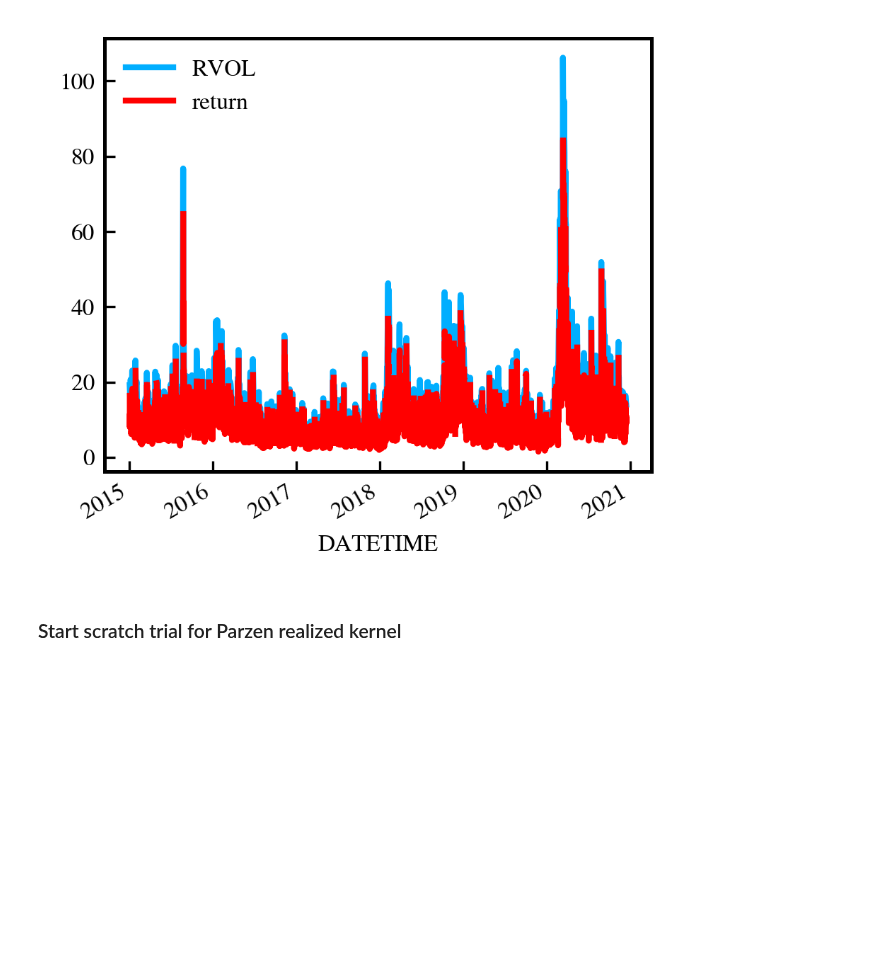
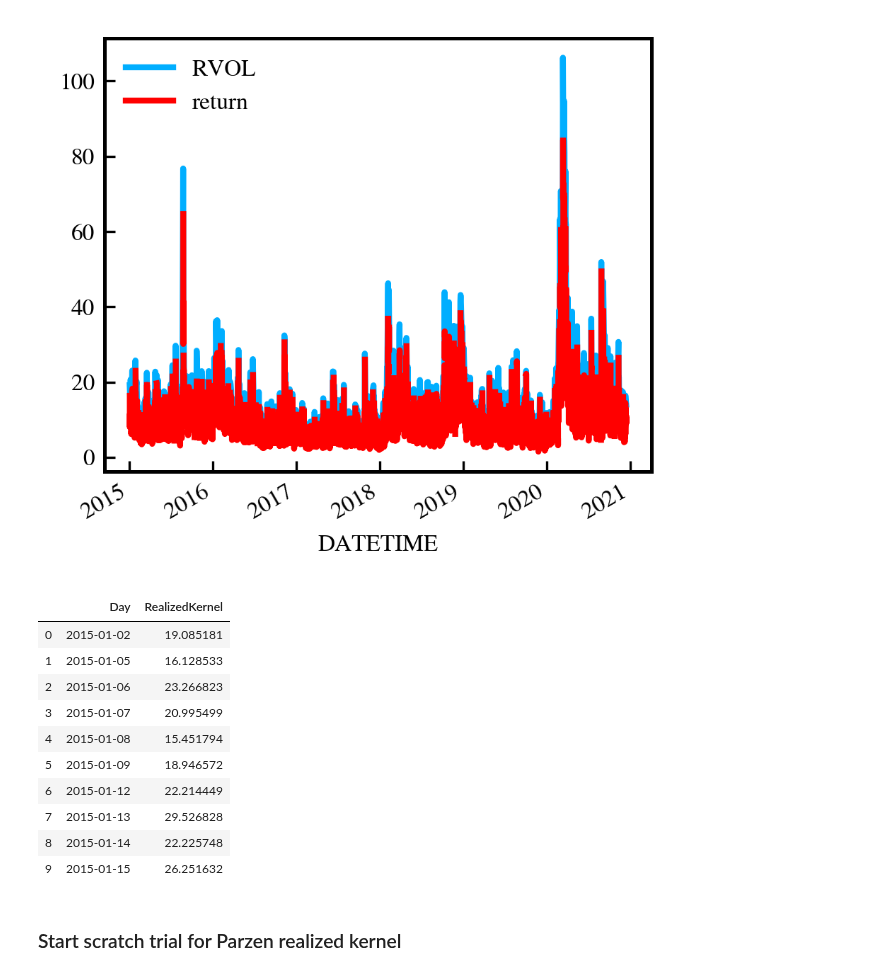
Before and after one commit to LuukOudshoorn25/HighFrequencyTrading, a Jupyter notebook: Code.ipynb, the cells around one changed output. Saved outputs shown, nothing was run; the diff lists cells and outputs as text; code cells hidden in the pictures; blank space fills up the shorter version.

Commit message:
Made class to obtain realized kernel for all days

```diff
--- a/Code.ipynb
+++ b/Code.ipynb
@@ -351,35 +351,48 @@ class realized_kernel():
     def worker(self,day):
         """worker to loop over days"""
         # get subdf
         # to be faster: find where we are approximately
         counts = self.daily_counts.loc[day].iloc[0]
         iloc0 = int(self.daily_counts.loc[:day].sum().iloc[0]-counts)
         oneday = df.iloc[iloc0:counts+iloc0].loc[day]
         # get regular and irregular dfs
         regular_df, irregular_df = self.make_regular_df(oneday)
         # make sparse (1min) df
         sprse_oneday = self.make_sparse_df(oneday)
         # get RVsparse
         RVsparse = self.get_RV_sparse(regular_df[['logprice']])
         # get optimal bandwidth
         Hopt = self.get_optimal_bandwidth(regular_df, irregular_df)
         # get realized kernel estimate
         RK_est = self.obtain_K(H_opt,irregular_df)
         return RK_est
     def iterate_over_days(self):
         # Get unique days in dataset
         days = df.resample('1D').median()
         days = days.dropna().index
         days = pd.Series(days).apply(lambda x: x.strftime('%Y-%m-%d')).values
 
         self.daily_counts = df[['PRICE']].resample('1D').count()
         # iterate over days
-        RK_estimates = np.array([self.worker(day) for day in days[:4]])
-        return pd.DataFrame({'Day':days[:4],'RealizedKernel':RK_estimates})
+        N=10
+        RK_estimates = np.array([self.worker(day) for day in days[:N]])
+        return pd.DataFrame({'Day':days[:N],'RealizedKernel':RK_estimates})
 
 
 RK = realized_kernel()
 RK.iterate_over_days()
+# %% [output]
+|  | Day | RealizedKernel |
+| 0 | 2015-01-02 | 19.085181 |
+| 1 | 2015-01-05 | 16.128533 |
+| 2 | 2015-01-06 | 23.266823 |
+| 3 | 2015-01-07 | 20.995499 |
+| 4 | 2015-01-08 | 15.451794 |
+| 5 | 2015-01-09 | 18.946572 |
+| 6 | 2015-01-12 | 22.214449 |
+| 7 | 2015-01-13 | 29.526828 |
+| 8 | 2015-01-14 | 22.225748 |
+| 9 | 2015-01-15 | 26.251632 |
 # %% [markdown]
 <h3>Start scratch trial for Parzen realized kernel</h3>
 # %%
```
